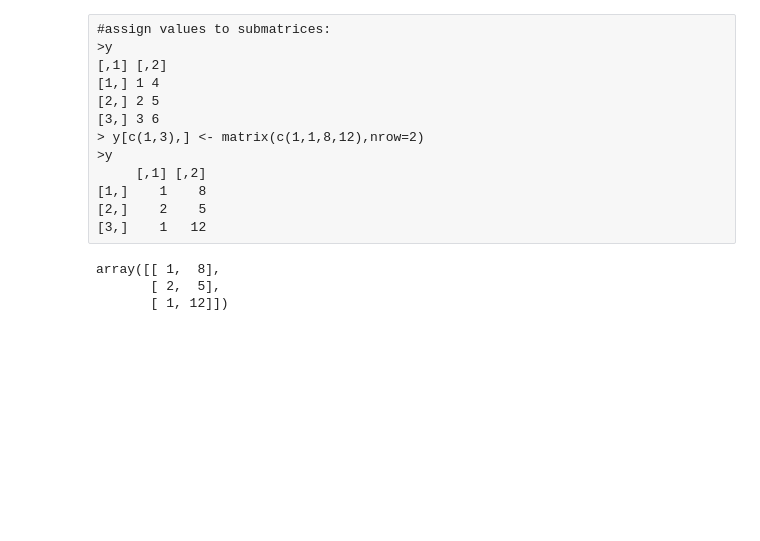
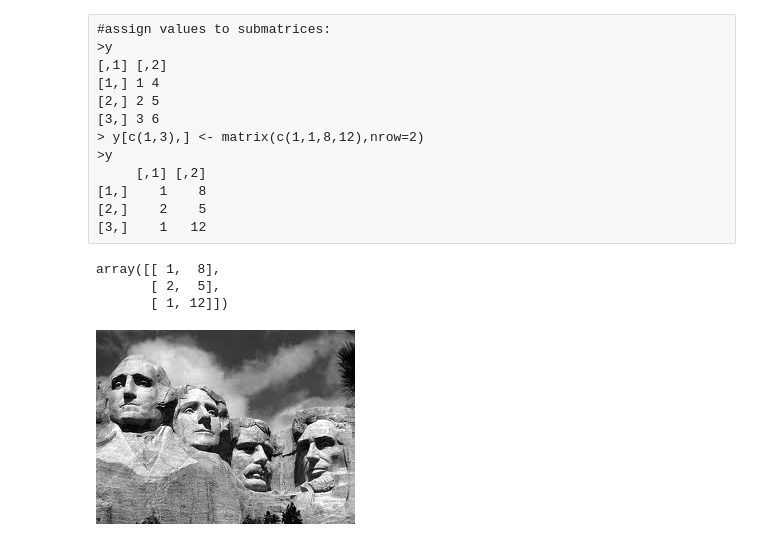
Before and after one commit to mstampfer/r2py, a Jupyter notebook: r2py.ipynb, the cells around one changed output. Saved outputs shown, nothing was run; the diff lists cells and outputs as text; code cells hidden in the pictures; blank space fills up the shorter version.

```diff
--- a/r2py.ipynb
+++ b/r2py.ipynb
@@ -698,3 +699,8 @@ y
 array([[ 1,  8],
        [ 2,  5],
        [ 1, 12]])
+# %%
+mtrush1 = Image.open("mtrush1.pgm")
+mtrush1
+# %% [output]
+[figure, added]
```
Also changed, not shown: parts of 3 cells of this notebook.
